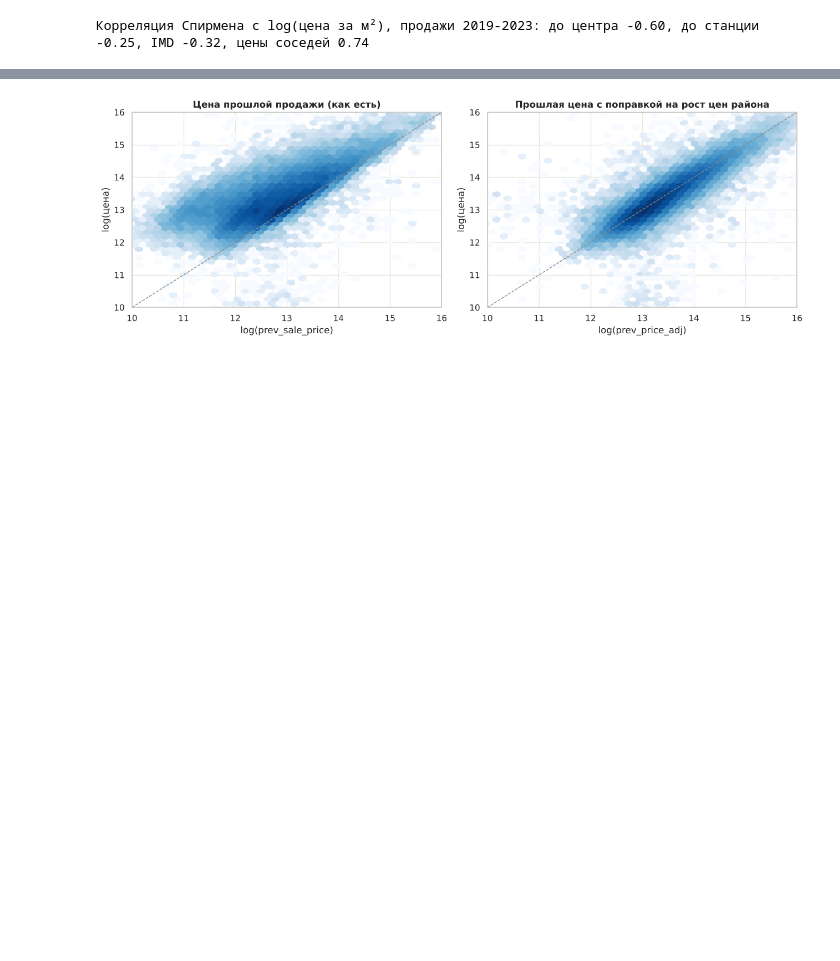
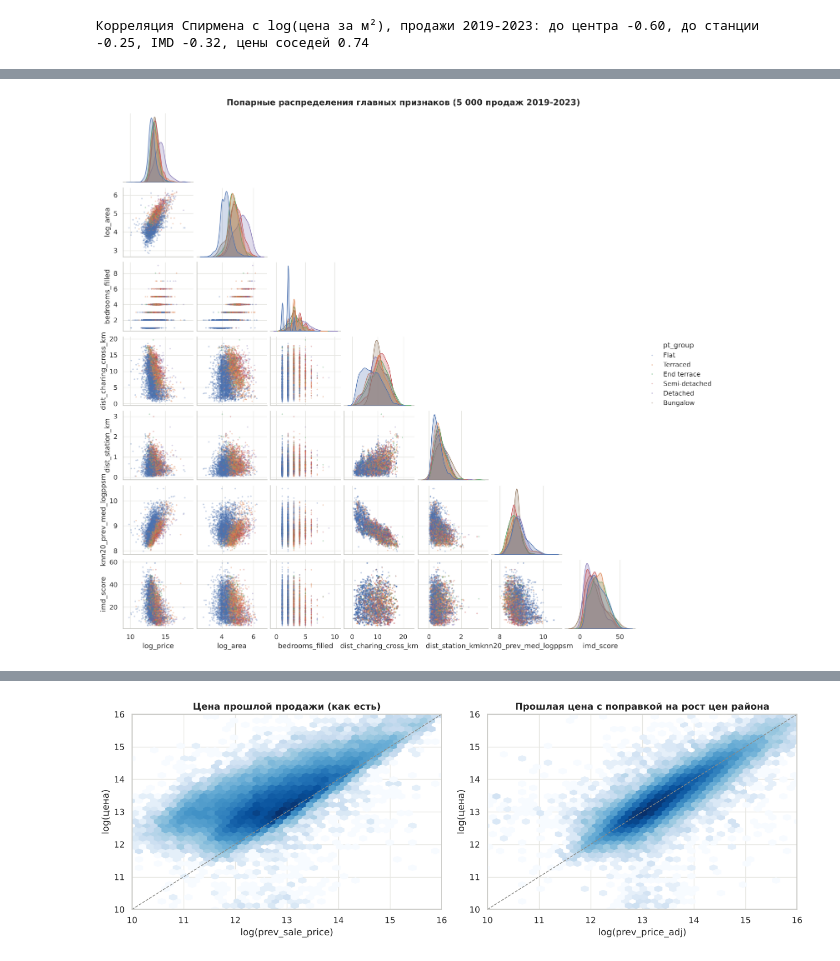
Before and after one commit to NastyaPich/hse-ai-project, a Jupyter notebook: notebooks/EDA.ipynb, the cells around one changed output, grey strips where cells are left out. Saved outputs shown, nothing was run; the diff lists cells and outputs as text; code cells hidden in the pictures; blank space fills up the shorter version.

```diff
--- a/notebooks/EDA.ipynb
+++ b/notebooks/EDA.ipynb
@@ -852,0 +972,14 @@ print('Корреляция Спирмена с log(цена за м²), про
+# %%
+PAIR = ['log_price', 'log_area', 'bedrooms_filled', 'dist_charing_cross_km', 'dist_station_km',
+        'knn20_prev_med_logppsm', 'imd_score']
+pp = tr_e[(tr_e.sale_year >= 2019) & (tr_e.price_suspect == 0) & tr_e.pt_group.notna()].copy()
+pp['log_price'] = np.log(pp.price)
+pp['log_area'] = np.log(pp.floorAreaSqM_filled)
+sample = pp.sample(5000, random_state=RANDOM_STATE)
+g = sns.pairplot(sample[PAIR + ['pt_group']], hue='pt_group', hue_order=order_pt, corner=True,
+                 plot_kws={'s': 6, 'alpha': .35, 'linewidth': 0}, diag_kind='kde', diag_kws={'common_norm': False},
+                 height=1.9)
+g.figure.suptitle('Попарные распределения главных признаков (5 000 продаж 2019-2023)', y=1.01, fontweight='bold')
+plt.show()
+# %% [output]
+[figure, added]
```
Also changed, not shown: parts of 26 cells of this notebook, 5 other files.
